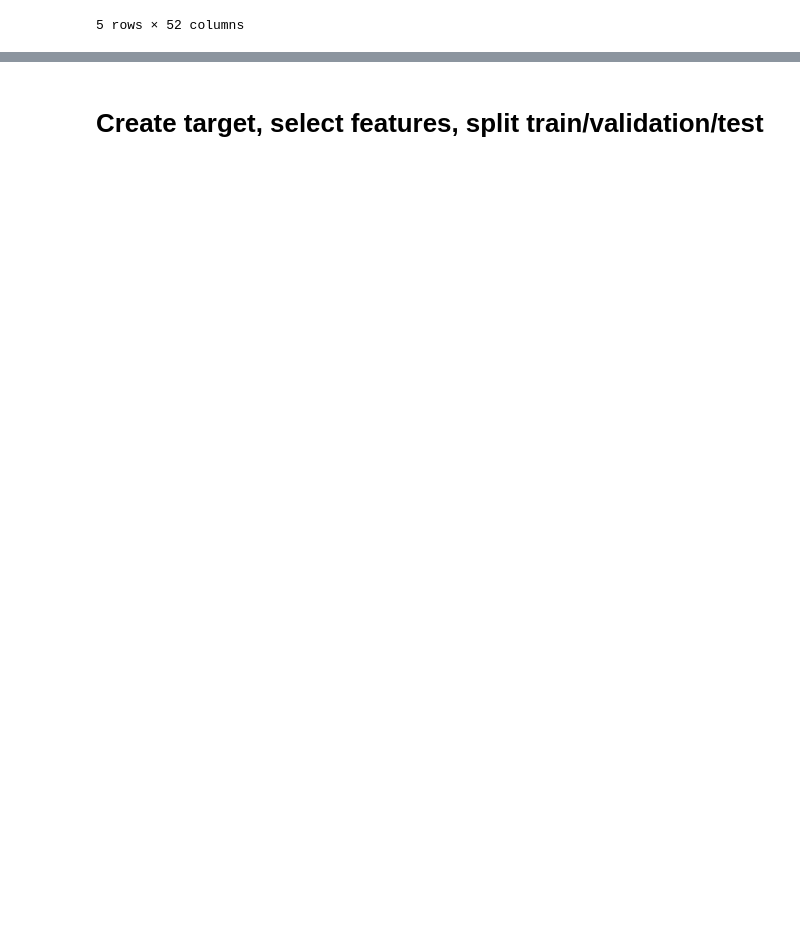
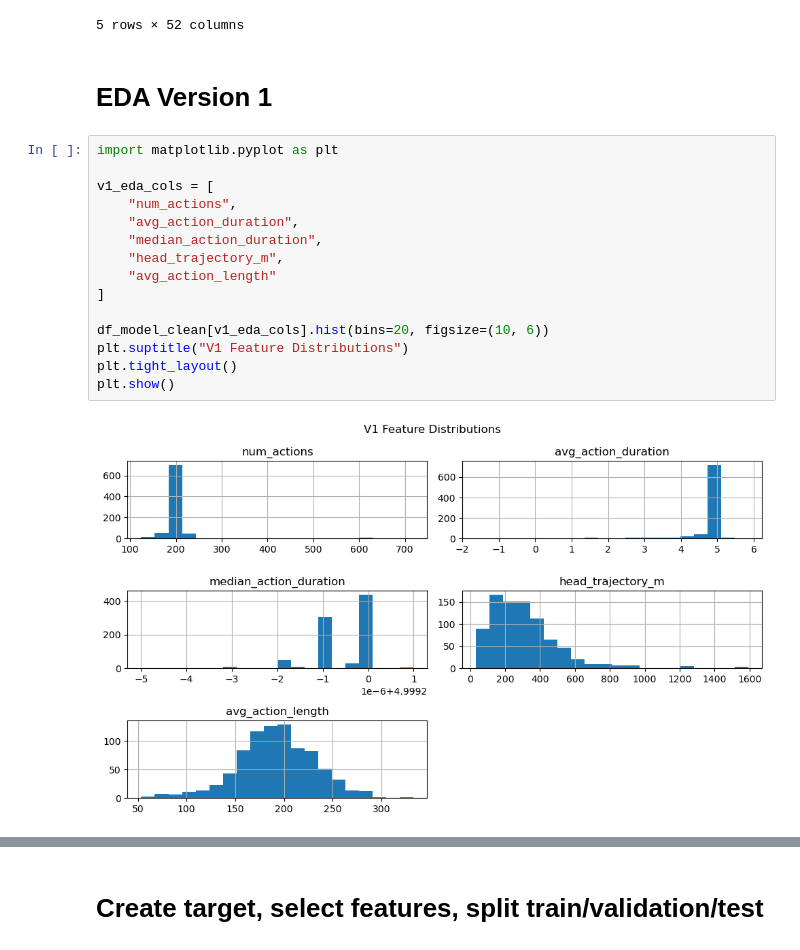
Before and after one commit to bartteeuwen/USD-Data-Science-Cloud-Computing-Class, a Jupyter notebook: Bart Version.ipynb, the cells around one changed output, grey strips where cells are left out. Saved outputs shown, nothing was run; the diff lists cells and outputs as text; blank space fills up the shorter version.

Commit message:
Fixed library compatibility and updated EDA plots

```diff
--- a/Bart Version.ipynb
+++ b/Bart Version.ipynb
@@ -360,3 +423,22 @@ Clean shape: (845, 52)
 | 3 | CC BY-NC 4.0 (https://creativecom... | 0.0 | 20230607 | s0 | james_johnson | act3 | ifj2gc | Loc_04 | S12-Game_night | ... |
 | 4 | CC BY-NC 4.0 (https://creativecom... | 0.0 | 20230607 | s1 | barbara_wheeler | act0 | cvxtsi | Loc_04 | S14-By_my_desk | ... |
 5 rows × 52 columns
+# %% [markdown]
+# EDA Version 1
+# %%
+import matplotlib.pyplot as plt
+
+v1_eda_cols = [
+    "num_actions",
+    "avg_action_duration",
+    "median_action_duration",
+    "head_trajectory_m",
+    "avg_action_length"
+]
+
+df_model_clean[v1_eda_cols].hist(bins=20, figsize=(10, 6))
+plt.suptitle("V1 Feature Distributions")
+plt.tight_layout()
+plt.show()
+# %% [output]
+[figure, added]
```
Also changed, not shown: parts of 39 cells of this notebook.
